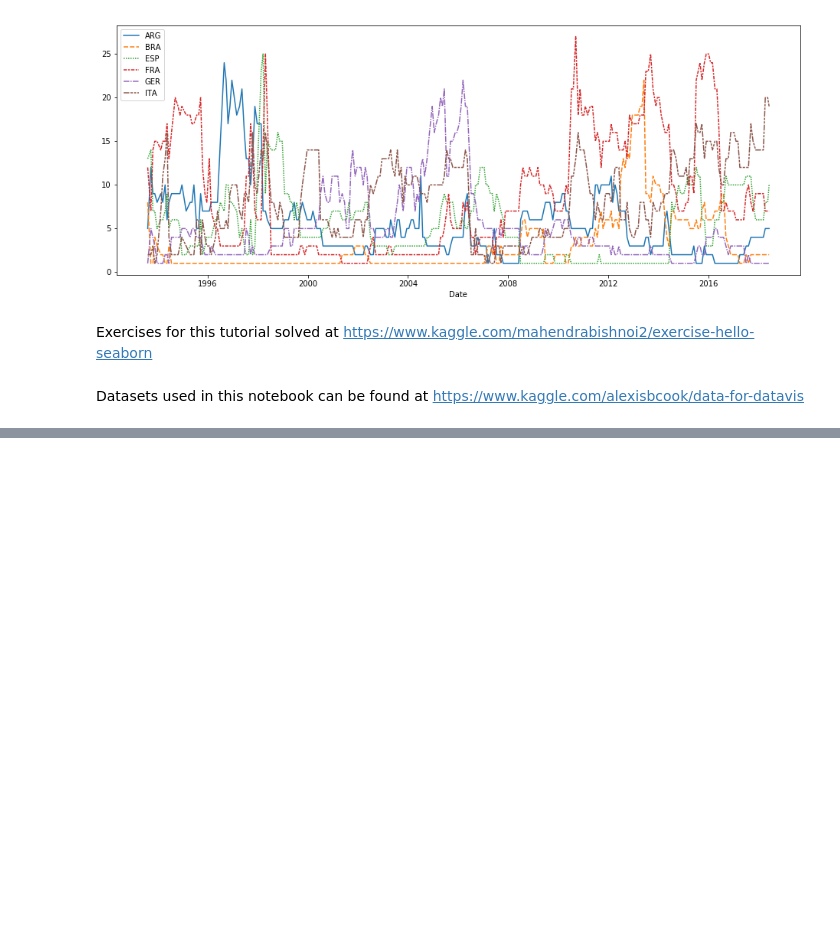
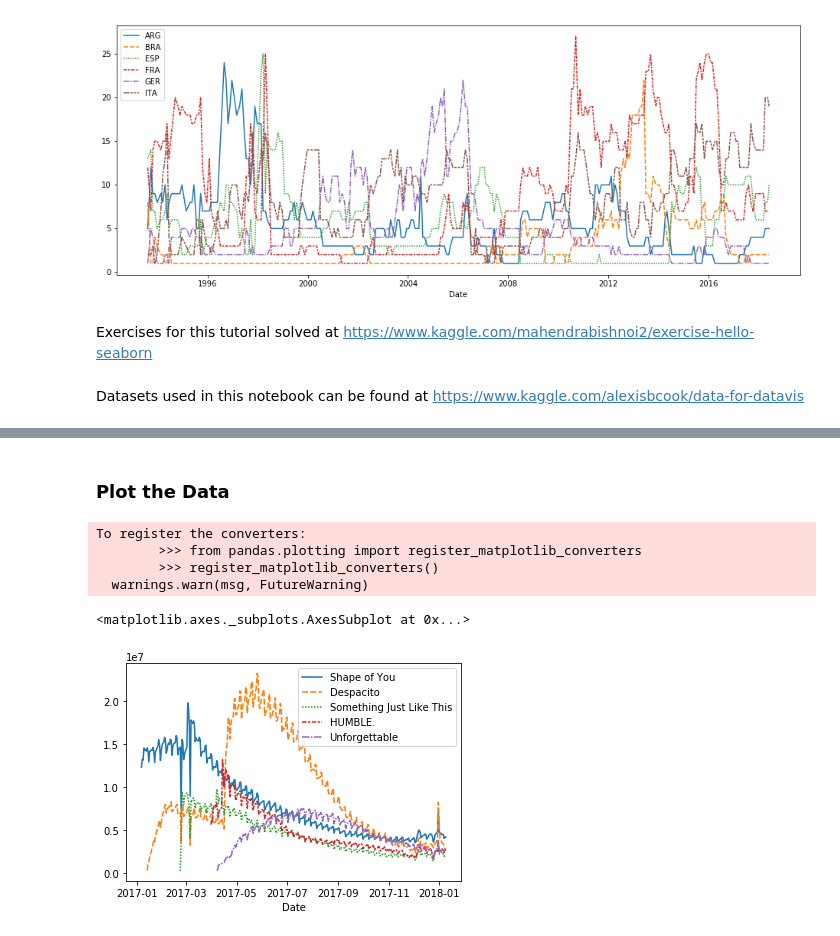
Before and after one commit to ShreyasJothish/datasciencestudygroup, a Jupyter notebook: MahendraBishnoi/02_Data_Visualization_From_Non_Coder_to_Coder.ipynb, the cells around one changed output, grey strips where cells are left out. Cells and saved outputs as stored; diff of their text form; code cells hidden in the pictures; blank space fills up the shorter version.

Commit message:
Completed tutorial on line charts and its exercises

```diff
--- a/MahendraBishnoi/02_Data_Visualization_From_Non_Coder_to_Coder.ipynb
+++ b/MahendraBishnoi/02_Data_Visualization_From_Non_Coder_to_Coder.ipynb
@@ -55,0 +75,6 @@ Datasets used in this notebook can be found at https://www.kaggle.com/alexisbcoo
+# %%
+# specify the path to dataset
+path = "data_for_02_Data_Visualization/spotify.csv"
+
+# Load the file 'spotify.csv' into a variable
+spotify_data = pd.read_csv(path, index_col = "Date", parse_dates = True)
@@ -55,0 +109,12 @@ Datasets used in this notebook can be found at https://www.kaggle.com/alexisbcoo
+# %% [markdown]
+### Plot the Data
+# %%
+# Line chart showing daily global stream of each song
+sns.lineplot(data = spotify_data)
+# %% [output]
+To register the converters:
+        >>> from pandas.plotting import register_matplotlib_converters
+        >>> register_matplotlib_converters()
+  warnings.warn(msg, FutureWarning)
+<matplotlib.axes._subplots.AxesSubplot at 0x...>
+[figure, added]
```
Also changed, not shown: parts of 14 cells of this notebook.
